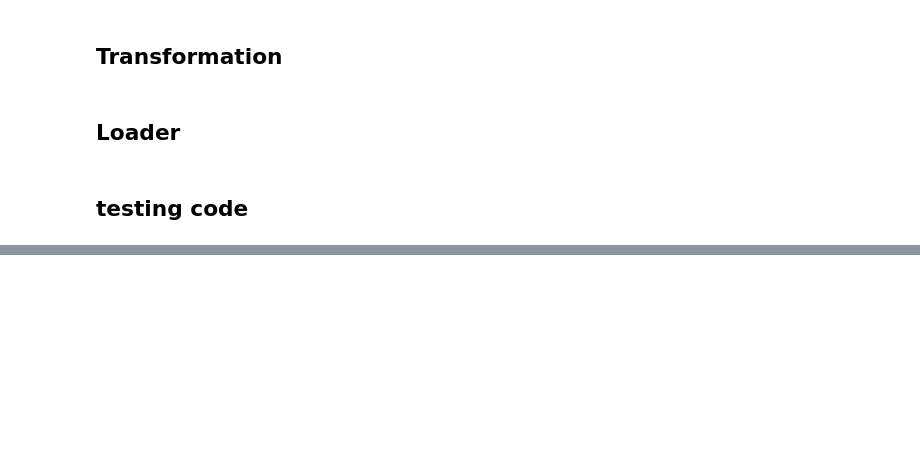
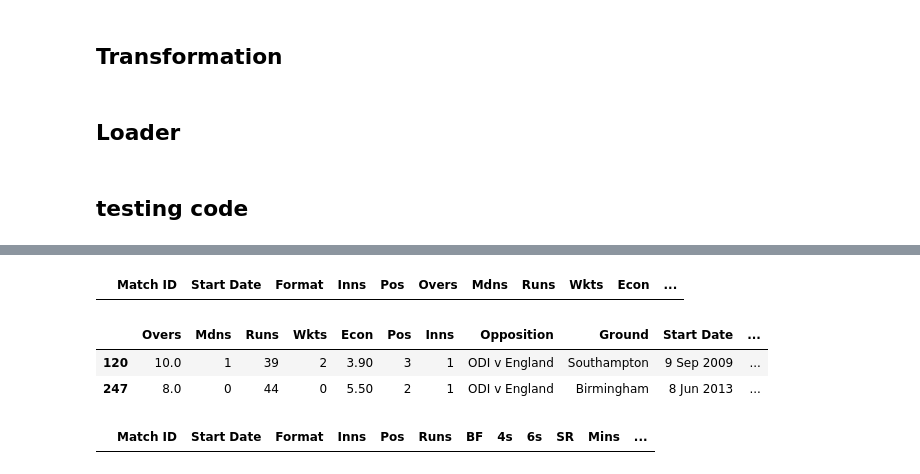
Before and after one commit to yashj1301/cricketer-stats, a Jupyter notebook: notebooks/check.ipynb, the cells around one changed output, grey strips where cells are left out. Saved outputs shown, nothing was run; the diff lists cells and outputs as text; code cells hidden in the pictures; blank space fills up the shorter version.

```diff
--- a/notebooks/check.ipynb
+++ b/notebooks/check.ipynb
@@ -582,0 +857,17 @@ virat_tf_loader.load_data(bucket_name)
+# %%
+#scraping data
+player_name = "Mitchell Johnson"
+johnson_raw = Cricketer_Stats_Scraper(player_name)
+johnson_raw.get_player_stats()
+
+#saving raw data to bucket
+bucket_name = "cricketer_stats"
+
+johnson_raw_loader = CricketerStatsLoader(player_name)
+johnson_raw_loader.battingstats = johnson_raw.battingstats
+johnson_raw_loader.bowlingstats = johnson_raw.bowlingstats
+johnson_raw_loader.fieldingstats = johnson_raw.fieldingstats
+johnson_raw_loader.allroundstats = johnson_raw.allroundstats
+johnson_raw_loader.player_info = johnson_raw.player_info
+
+johnson_raw_loader.load_data(bucket_name)
@@ -582,0 +1022,14 @@ virat_tf_loader.load_data(bucket_name)
+# %%
+johnson_tf.bowlingstats[johnson_tf.bowlingstats['Location'].isna()]
+# %% [output]
+|  | Match ID | Start Date | Format | Inns | Pos | Overs | Mdns | Runs | Wkts | Econ | ... |
+# %%
+johnson_raw.bowlingstats.iloc[[120,247],:]
+# %% [output]
+|  | Overs | Mdns | Runs | Wkts | Econ | Pos | Inns | Opposition | Ground | Start Date | ... |
+| 120 | 10.0 | 1 | 39 | 2 | 3.90 | 3 | 1 | ODI v England | Southampton | 9 Sep 2009 | ... |
+| 247 | 8.0 | 0 | 44 | 0 | 5.50 | 2 | 1 | ODI v England | Birmingham | 8 Jun 2013 | ... |
+# %%
+kallis_tf.battingstats[kallis_tf.battingstats['Location'].isna()]
+# %% [output]
+|  | Match ID | Start Date | Format | Inns | Pos | Runs | BF | 4s | 6s | SR | Mins | ... |
```
Also changed, not shown: parts of 21 cells of this notebook.
